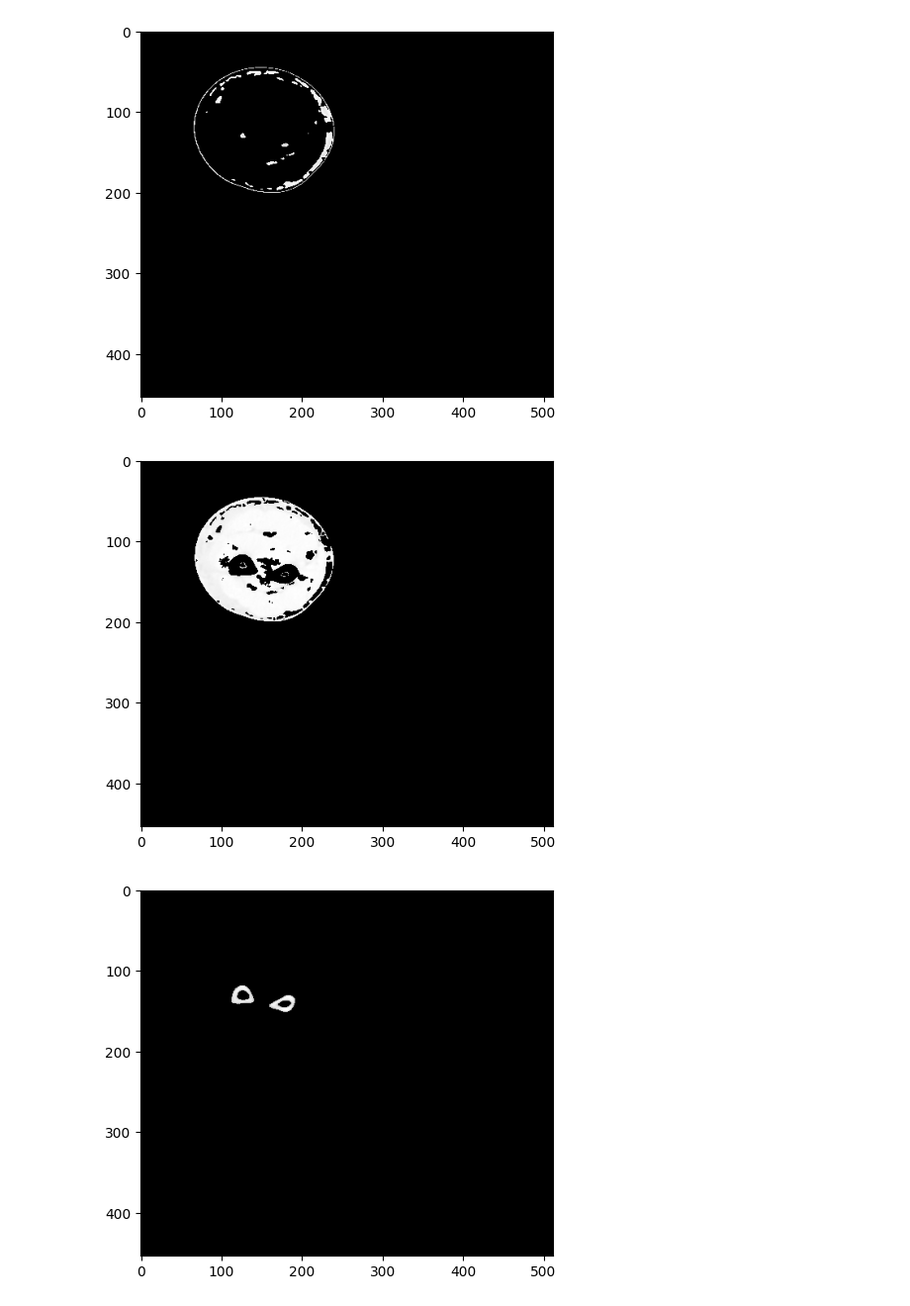
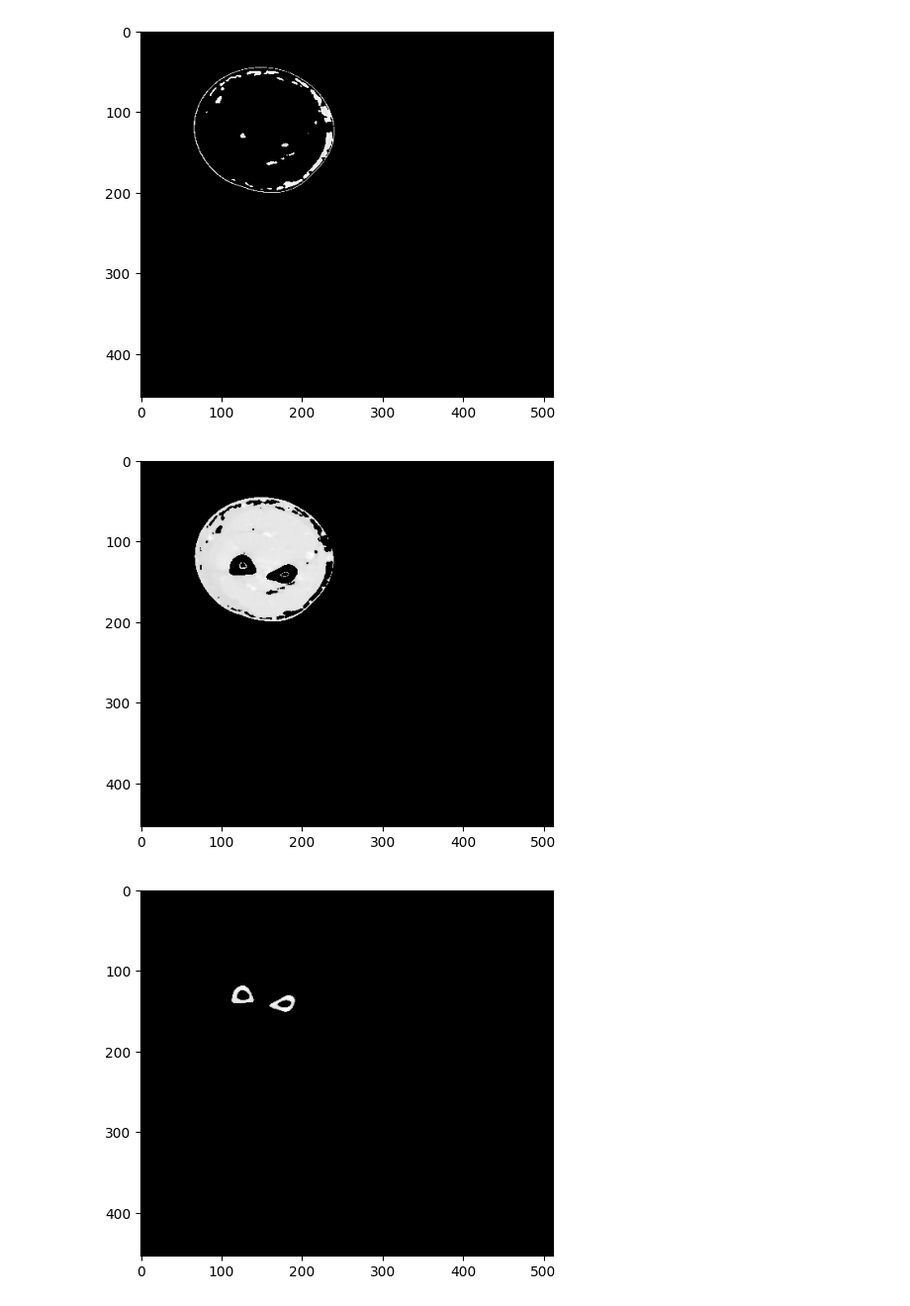
Before and after one commit to bostongfx/cs666student_2023, a Jupyter notebook: Copy_of_CS666_Assignment_5.ipynb, the cells around one changed output. Shown at 99% size. Cells and saved outputs as stored; diff of their text form; code cells hidden in the pictures.

```diff
--- a/Copy_of_CS666_Assignment_5.ipynb
+++ b/Copy_of_CS666_Assignment_5.ipynb
@@ -205,15 +205,15 @@ plt.show()
 [figure]
 # %%
 # TODO: YOUR CODE TO SEGMENT SOFT TISSUE
-soft_tissue_range = (1000, 1100)
+soft_tissue_range = (1010, 1200)
 
 soft_tissue_mask = data_3d.copy()
 soft_tissue_mask = soft_tissue_mask.astype(np.int16)
 soft_tissue_mask[np.logical_or(soft_tissue_mask < soft_tissue_range[0], soft_tissue_mask > soft_tissue_range[1])] = 0
 
 plt.imshow(soft_tissue_mask[110, :, :], cmap='gray')
 plt.show()
 # %% [output]
-[figure, old version]
+[figure, new version]
 # %%
 # TODO: YOUR CODE TO SEGMENT BONES
```
Also changed, not shown: parts of 2 cells of this notebook.
